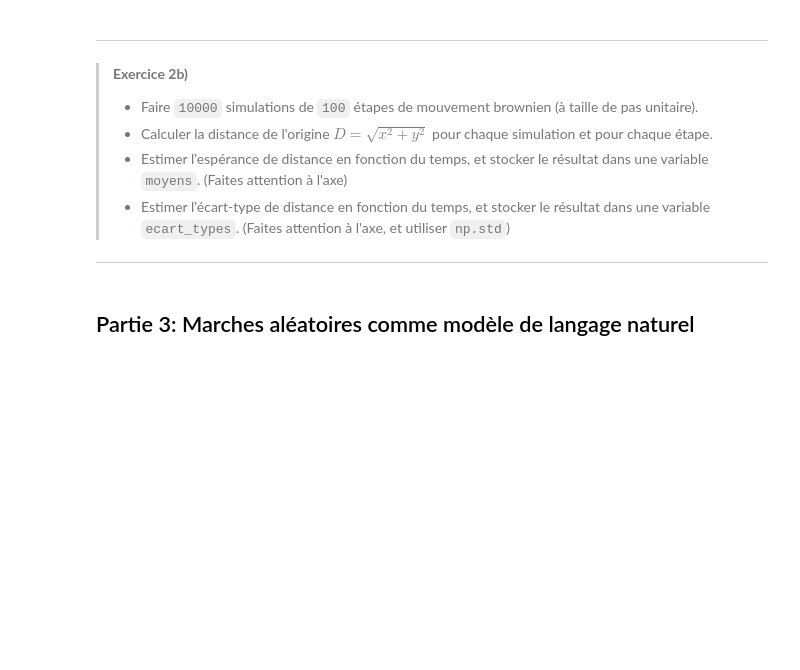
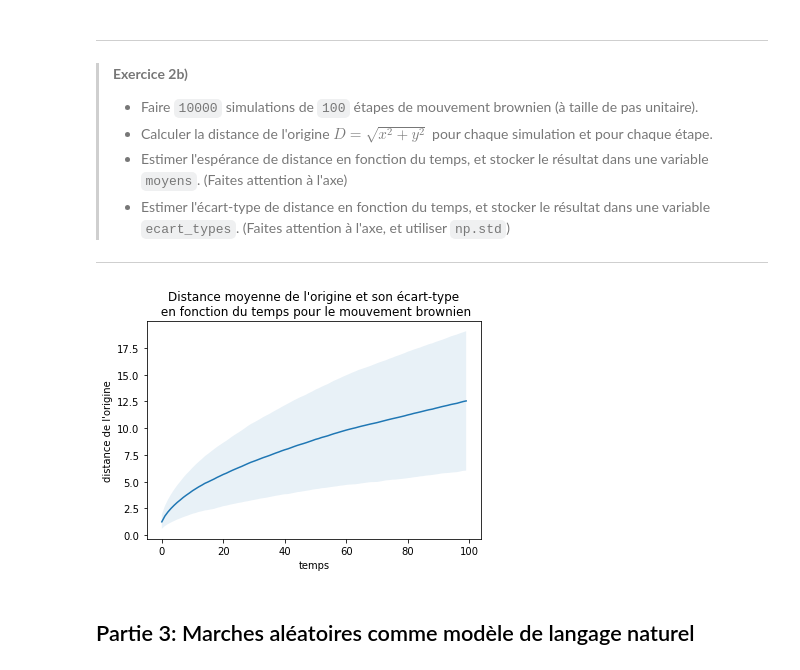
Before and after one commit to RikVoorhaar/probastat2020, a Jupyter notebook: notebooks/programmation2.ipynb, the cells around one changed output. Cells and saved outputs as stored; diff of their text form; code cells hidden in the pictures; blank space fills up the shorter version.

```diff
--- a/notebooks/programmation2.ipynb
+++ b/notebooks/programmation2.ipynb
@@ -219,15 +242,23 @@ _____
 
 _____
 # %%
-# INSÉREZ VOTRE CODE ICI
-
+# BEGIN SOLUTION
+N = 10000
+T = 100
+x,y = brownian(N, T)
+D = np.sqrt(x**2+y**2)
+moyens = np.mean(D,axis=0)
+ecart_types = np.std(D,axis=0)
+# END SOLUTION
 
 time = np.arange(100)
 plt.plot(moyens)
 plt.fill_between(time, y1=moyens-ecart_types,y2=moyens+ecart_types,alpha=0.1)
 plt.title('Distance moyenne de l\'origine et son écart-type\n en fonction du temps pour le mouvement brownien')
 plt.xlabel('temps')
 plt.ylabel('distance de l\'origine');
+# %% [output]
+[figure, added]
 # %%
 ### tests AUTOMATIQUES
 
```
Also changed, not shown: parts of 9 cells of this notebook, 1 other file.
